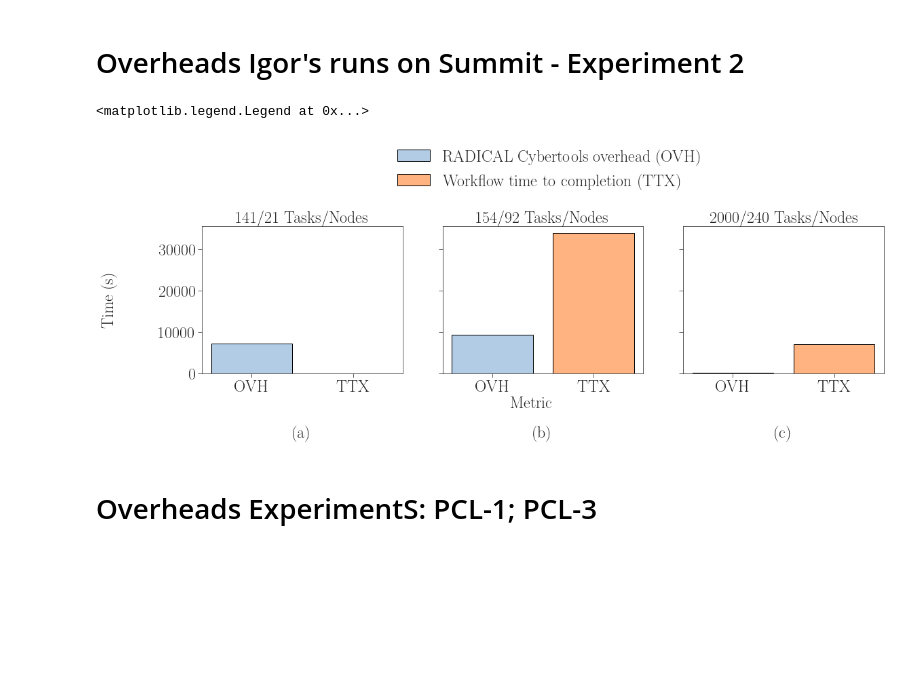
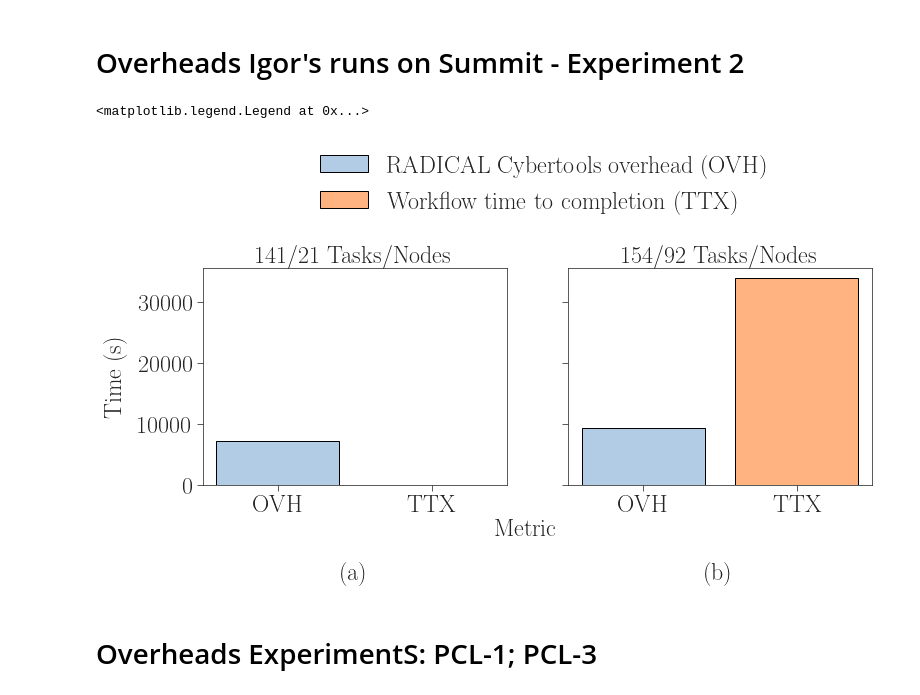
Before and after one commit to radical-experiments/deepdriveMD, a Jupyter notebook: analysis/paper_12122020.ipynb, the cells around one changed output. Saved outputs shown, nothing was run; the diff lists cells and outputs as text; code cells hidden in the pictures; blank space fills up the shorter version.

```diff
--- a/analysis/paper_12122020.ipynb
+++ b/analysis/paper_12122020.ipynb
@@ -195,14 +195,17 @@ for sid in suds:
 # %% [markdown]
 # Overheads Igor's runs on Summit - Experiment 2
 # %%
-skip = ['re.session.login2.hrlee.018599.0001', # PLC 20 nodes
+skip = [
+        're.session.login2.hrlee.018599.0001', # PLC 20 nodes
         're.session.login2.hrlee.018602.0014', # PLC 160 nodes
         're.session.login5.hrlee.018606.0000',
         're.session.login1.hrlee.018610.0002',
         're.session.login1.hrlee.018610.0003',
         're.session.login1.hrlee.018610.0005',
         're.session.login2.hrlee.018610.0008',
-        're.session.login2.hrlee.018610.0007']  # PF 92 nodes
+        're.session.login2.hrlee.018610.0007',
+        're.session.lassen708.lee1078.018606.0011' # PF 92 nodes
+       ]
 nsids = len(suds) - len(skip)
 
 fwidth = 6*nsids
@@ -213,34 +216,34 @@ i = 0
 j = 'a'
 for sid in suds:
 
     if sid in skip:
         continue
 
     if len(suds) > 1:
         ax = axarr[i]
     else:
         ax = axarr
 
     ax.title.set_text('%s/%s Tasks/Nodes' % (ss[sid]['nunit'], int(ss[sid]['nnodes'])))
 
     ax.bar(x = 'OVH', height = ss[sid]['ovh_rtc'], color = tableau20[1])
     ax.bar(x = 'TTX', height = ss[sid]['ttx_u']  , color = tableau20[3])
 
     ax.set_xlabel('(%s)' % j, labelpad=45)
 
     i = i+1
     j = chr(ord(j) + 1)
 
 fig.text( 0.01,  0.5 , 'Time (s)', va='center', rotation='vertical', fontsize=24)
 fig.text( 0.5 , -0.05, 'Metric'  , ha='center', fontsize=24)
 fig.legend(['RADICAL Cybertools overhead (OVH)', 'Workflow time to completion (TTX)'], loc='upper center',
            bbox_to_anchor=(0.52, 1.35), fontsize=24, ncol=1)
 
 # plt.savefig('figures/paper_12122020_ovh_ttx.pdf', dpi=300, bbox_inches='tight')
 # plt.savefig('figures/paper_12122020_ovh_ttx.png', dpi=300, bbox_inches='tight')
 # %% [output]
 <matplotlib.legend.Legend at 0x...>
-[figure, old version]
+[figure, new version]
 # %% [markdown]
 # Overheads ExperimentS: PCL-1; PCL-3
 # %%
```
Also changed, not shown: parts of 2 cells of this notebook.
